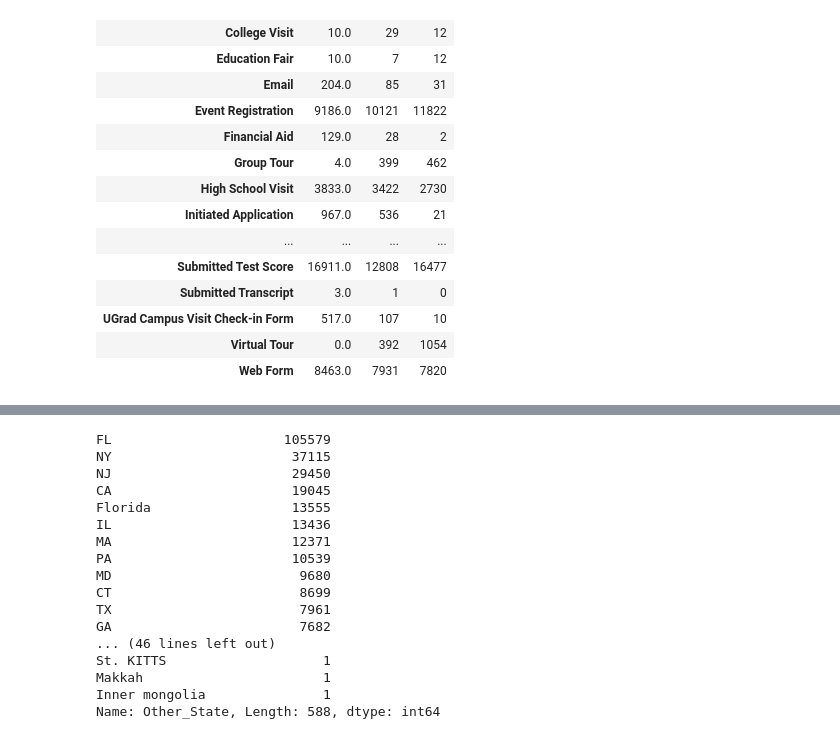
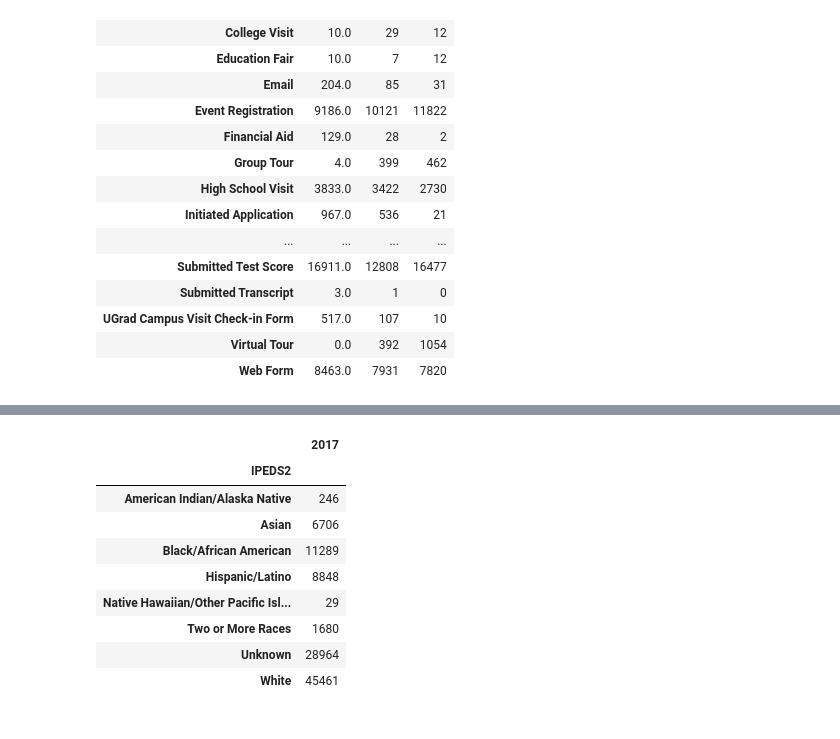
Before and after one commit to EMSA-Analytics/INQ, a Jupyter notebook: SF_MONTH_INQ_REPORT_SHORTER.ipynb, the cells around one changed output, grey strips where cells are left out. Cells and saved outputs as stored; diff of their text form; code cells hidden in the pictures.

```diff
--- a/SF_MONTH_INQ_REPORT_SHORTER.ipynb
+++ b/SF_MONTH_INQ_REPORT_SHORTER.ipynb
@@ -1085,20 +759,0 @@ Name: Mailing_State, Length: 1578, dtype: int64
-# %%
-INNER_INT2['Other_State'].value_counts()
-# %% [output]
-FL                      105579
-NY                       37115
-NJ                       29450
-CA                       19045
-Florida                  13555
-IL                       13436
-MA                       12371
-PA                       10539
-MD                        9680
-CT                        8699
-TX                        7961
-GA                        7682
-... (46 lines left out)
-St. KITTS                    1
-Makkah                       1
-Inner mongolia               1
-Name: Other_State, Length: 588, dtype: int64
@@ -1106,0 +760,16 @@ Name: Other_State, Length: 588, dtype: int64
+# %%
+#Ethnicity Counts for AdmitTerm 2017 that occured in 2016
+ETH17 = YoY2017.pivot_table(index=['IPEDS2'],values =['Contact_ID'],aggfunc =len)
+ETH17.rename(index= str, columns={'Contact_ID':'2017'},inplace =True)
+ETH17
+# %% [output]
+|  | 2017 |
+| IPEDS2 |  |
+| American Indian/Alaska Native | 246 |
+| Asian | 6706 |
+| Black/African American | 11289 |
+| Hispanic/Latino | 8848 |
+| Native Hawaiian/Other Pacific Isl... | 29 |
+| Two or More Races | 1680 |
+| Unknown | 28964 |
+| White | 45461 |
```
Also changed, not shown: parts of 74 cells of this notebook, 1 other file.
